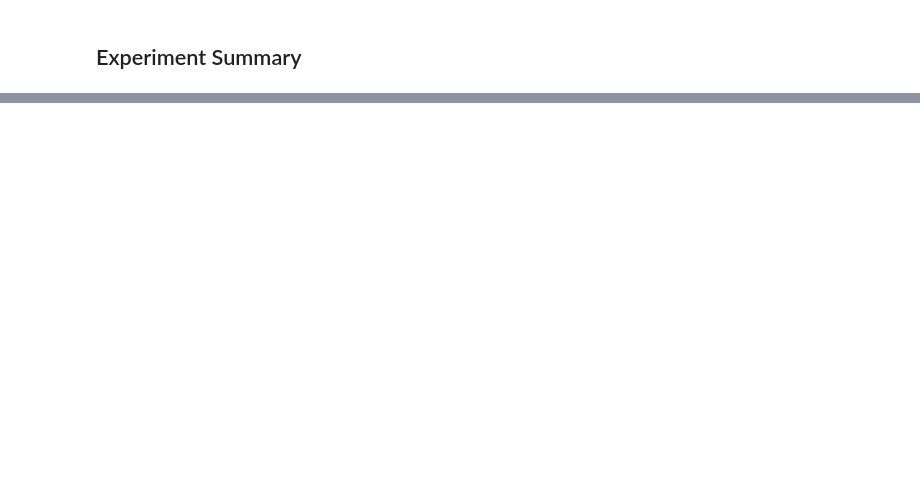
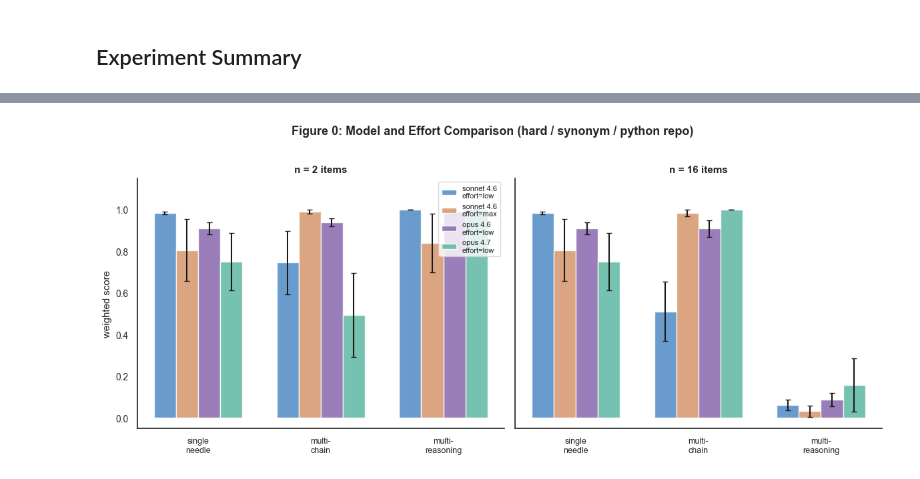
Before and after one commit to mehrabmodi1/agentic-retrieval, a Jupyter notebook: notebooks/full-sweep_sonnet-4-6_effort_low_20260409.ipynb, the cells around one changed output, grey strips where cells are left out. Saved outputs shown, nothing was run; the diff lists cells and outputs as text; code cells hidden in the pictures; blank space fills up the shorter version.

```diff
--- a/notebooks/full-sweep_sonnet-4-6_effort_low_20260409.ipynb
+++ b/notebooks/full-sweep_sonnet-4-6_effort_low_20260409.ipynb
@@ -66,0 +82,95 @@ n = 1074 verdicts across 335 parametrisations
+# %%
+%matplotlib inline
+import matplotlib.pyplot as plt
+import matplotlib.lines as mlines
+import seaborn as sns
+import numpy as np
+from pathlib import Path
+import yaml as _yaml
+
+sns.set_theme(style="white", font_scale=0.9)
+
+# --- Figure 0: Model and Effort Comparison ---
+
+COMPARISON_BATCHES = {
+    "sonnet 4.6\neffort=low": "full-sweep__20260408T130426",
+    "sonnet 4.6\neffort=max": "hard-synonym-subset_sonnet-4-6_effort-max__20260413T103017",
+    "opus 4.6\neffort=low": "hard-synonym-subset_opus-4-6_effort-low__20260413T112314",
+    "opus 4.7\neffort=low": "hard-synonym-subset_opus-4-7_effort-low__20260418T055310",
+}
+
+CONFIG_COLORS = {
+    "sonnet 4.6\neffort=low": "#4F8BC4",
+    "sonnet 4.6\neffort=max": "#D4956A",
+    "opus 4.6\neffort=low": "#8868AE",
+    "opus 4.7\neffort=low": "#5DB8A2",
+}
+
+# Collect scores per (config, experiment_type, n_items)
+fig0_data = {}
+for config_label, batch_name in COMPARISON_BATCHES.items():
+    jdir = Path(f"../workspace/judge/judgements/{batch_name}")
+    for v in sorted(jdir.rglob("*.yaml")):
+        data = _yaml.safe_load(v.read_text())
+        pid = data["parametrisation_id"]
+
+        if "python_repo" not in pid or "hard" not in pid or "synonym" not in pid:
+            continue
+        if "40k" not in pid and "800k" not in pid:
+            continue
+
+        et = pid.split("__")[0]
+        n_items = None
+        if et in ("multi_chain", "multi_reasoning"):
+            for part in pid.split("__"):
+                if part.startswith("n") and part[1:].isdigit():
+                    n_items = int(part[1:])
+            if n_items not in (2, 16):
+                continue
+
+        key = (config_label, et, n_items)
+        fig0_data.setdefault(key, []).append(data["weighted_score"])
+
+# Build the plot
+exp_types = ["single_needle", "multi_chain", "multi_reasoning"]
+exp_labels_short = {"single_needle": "single\nneedle", "multi_chain": "multi-\nchain", "multi_reasoning": "multi-\nreasoning"}
+config_labels = list(COMPARISON_BATCHES.keys())
+n_configs = len(config_labels)
+bar_width = 0.18
+
+fig0, axes0 = plt.subplots(1, 2, figsize=(12, 5), sharey=True)
+
+for panel_idx, n_val in enumerate([2, 16]):
+    ax = axes0[panel_idx]
+    x = np.arange(len(exp_types))
+
+    for ci, config_label in enumerate(config_labels):
+        means = []
+        stds = []
+        for et in exp_types:
+            ni = None if et == "single_needle" else n_val
+            scores = fig0_data.get((config_label, et, ni), [])
+            means.append(np.mean(scores) if scores else 0)
+            stds.append(np.std(scores) / np.sqrt(len(scores)) if scores else 0)
+
+        offset = (ci - (n_configs - 1) / 2) * bar_width
+        ax.bar(
+            x + offset, means, bar_width, yerr=stds, capsize=3,
+            color=CONFIG_COLORS[config_label], alpha=0.85,
+            label=config_label if panel_idx == 0 else None,
+        )
+
+    ax.set_xticks(x)
+    ax.set_xticklabels([exp_labels_short[et] for et in exp_types], fontsize=9)
+    ax.set_ylim(-0.05, 1.15)
+    ax.set_title(f"n = {n_val} items", fontsize=11, fontweight="bold")
+    if panel_idx == 0:
+        ax.set_ylabel("weighted score")
+    sns.despine(ax=ax)
+
+axes0[0].legend(fontsize=8, loc="upper right")
+fig0.suptitle("Figure 0: Model and Effort Comparison (hard / synonym / python repo)", fontsize=13, fontweight="bold", y=1.02)
+fig0.tight_layout()
+plt.show()
+# %% [output]
+[figure, added]
```
Also changed, not shown: parts of 22 cells of this notebook, 2 other files.
